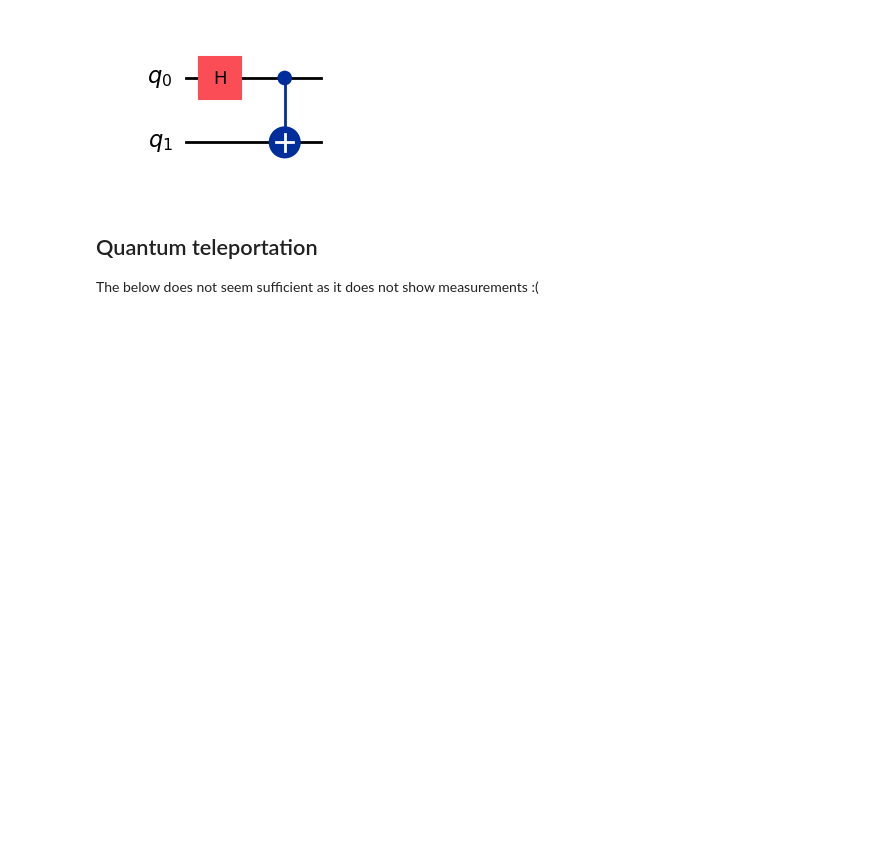
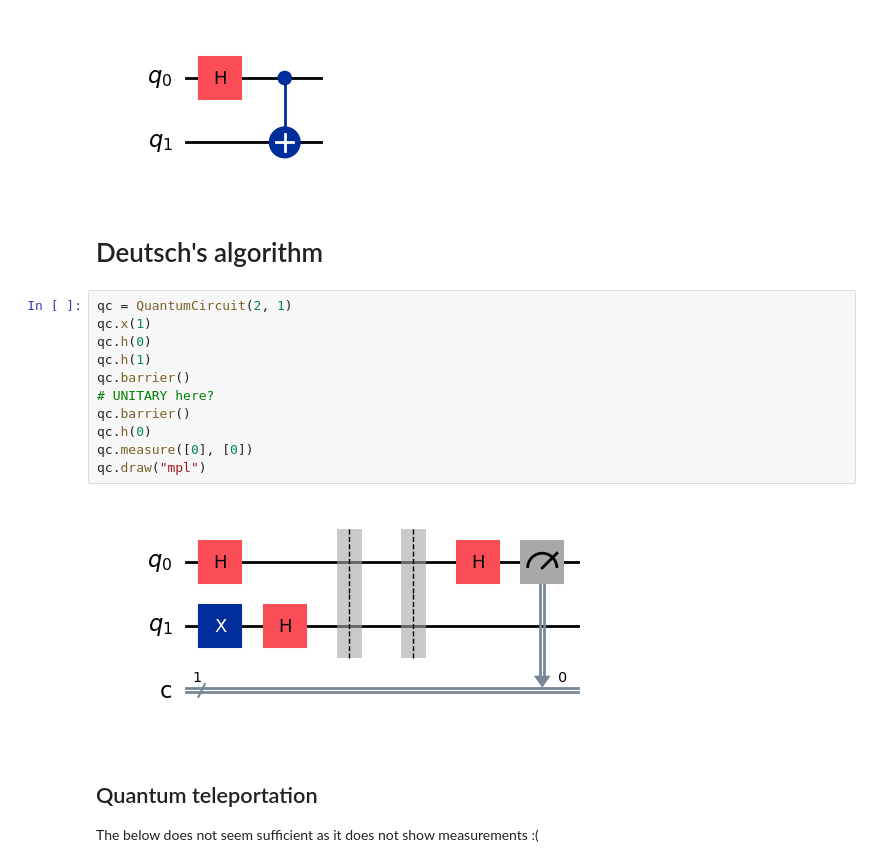
Before and after one commit to migueltorrescosta/notebooks, a Jupyter notebook: Quantum/VisualizeQuantumCircuits.ipynb, the cells around one changed output. Drawn from its saved outputs; the diff is of its cells as text; blank space fills up the shorter version.

```diff
--- a/Quantum/VisualizeQuantumCircuits.ipynb
+++ b/Quantum/VisualizeQuantumCircuits.ipynb
@@ -15,6 +15,21 @@ qc.cx(0, 1)
 qc.draw("mpl")
 # %% [output]
 [figure]
+# %% [markdown]
+# Deutsch's algorithm
+# %%
+qc = QuantumCircuit(2, 1)
+qc.x(1)
+qc.h(0)
+qc.h(1)
+qc.barrier()
+# UNITARY here?
+qc.barrier()
+qc.h(0)
+qc.measure([0], [0])
+qc.draw("mpl")
+# %% [output]
+[figure, added]
 # %% [markdown]
 ## Quantum teleportation
 
```
Also changed, not shown: 3 other files.
